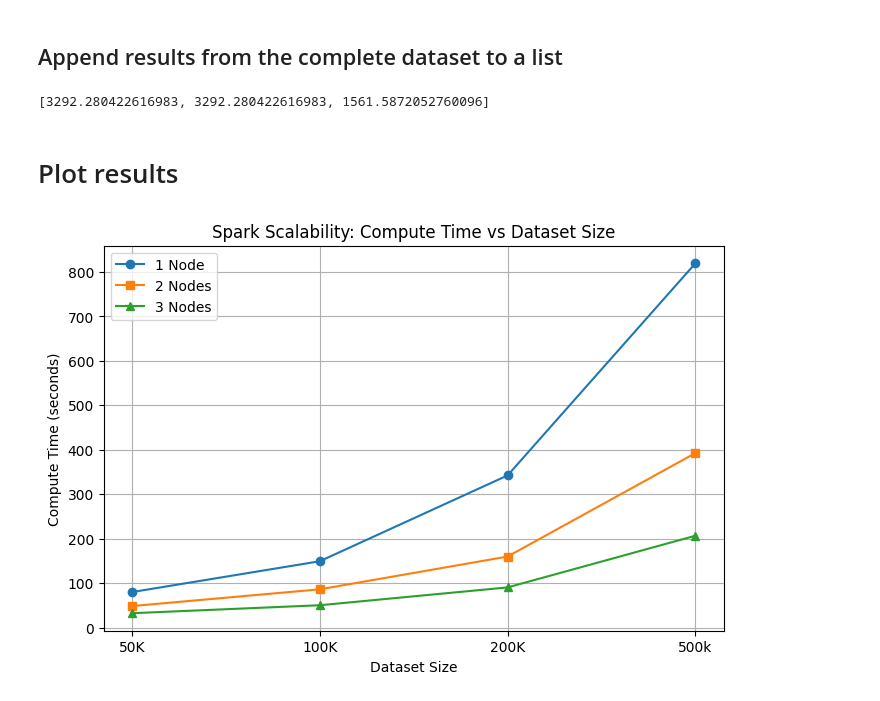
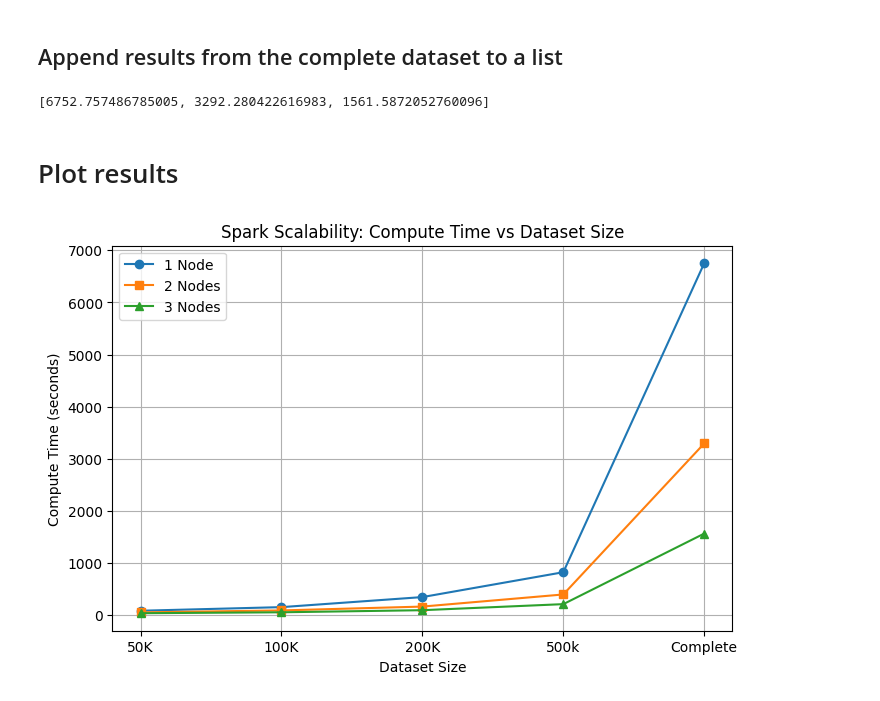
Before and after one commit to AlbertBS2/Scalable-Sentiment-Analysis-PySpark, a Jupyter notebook: scalability-tests.ipynb, the cells around one changed output. Saved outputs shown, nothing was run; the diff lists cells and outputs as text; code cells hidden in the pictures.

Commit message:
Feat: Complete results and graph for full dataset

```diff
--- a/scalability-tests.ipynb
+++ b/scalability-tests.ipynb
@@ -1885,47 +1899,45 @@ Processing time using 3 nodes: 1561.5872052760096
 spark_session.stop()
 # %% [markdown]
 ## Append results from the complete dataset to a list
-# %%
-elapsed_time_1f = elapsed_time_2f
 # %%
 times_full = [elapsed_time_1f, elapsed_time_2f, elapsed_time_3f]
 # %%
 print(times_full)
 # %% [output]
-[3292.280422616983, 3292.280422616983, 1561.5872052760096]
+[6752.757486785005, 3292.280422616983, 1561.5872052760096]
 # %% [markdown]
 # Plot results
 # %%
 import matplotlib.pyplot as plt
 
 # Dataset categories
-dataset_sizes = ["50K", "100K", "200K", "500k"]
+dataset_sizes = ["50K", "100K", "200K", "500k", "Complete"]
 
 # Reorganize data by node count
-compute_time_1_node = [times_50k[0], times_100k[0], times_200k[0], times_500k[0]]
-compute_time_2_nodes = [times_50k[1], times_100k[1], times_200k[1], times_500k[1]]
-compute_time_3_nodes = [times_50k[2], times_100k[2], times_200k[2], times_500k[2]]
+compute_time_1_node = [times_50k[0], times_100k[0], times_200k[0], times_500k[0], times_full[0]]
+compute_time_2_nodes = [times_50k[1], times_100k[1], times_200k[1], times_500k[1], times_full[1]]
+compute_time_3_nodes = [times_50k[2], times_100k[2], times_200k[2], times_500k[2], times_full[2]]
 
 # X positions for categorical plotting
 x_positions = range(len(dataset_sizes))
 
 # Plot the data
 plt.figure(figsize=(8, 5))
 plt.plot(x_positions, compute_time_1_node, marker='o', linestyle='-', label="1 Node")
 plt.plot(x_positions, compute_time_2_nodes, marker='s', linestyle='-', label="2 Nodes")
 plt.plot(x_positions, compute_time_3_nodes, marker='^', linestyle='-', label="3 Nodes")
 
 # Set categorical x-axis labels
 plt.xticks(x_positions, dataset_sizes)
 
 # Labels and title
 plt.xlabel("Dataset Size")
 plt.ylabel("Compute Time (seconds)")
 plt.title("Spark Scalability: Compute Time vs Dataset Size")
 plt.legend()
 plt.grid(True)
 
 # Show the plot
 plt.show()
 # %% [output]
-[figure, old version]
+[figure, new version]
```
Also changed, not shown: parts of 5 cells of this notebook.
